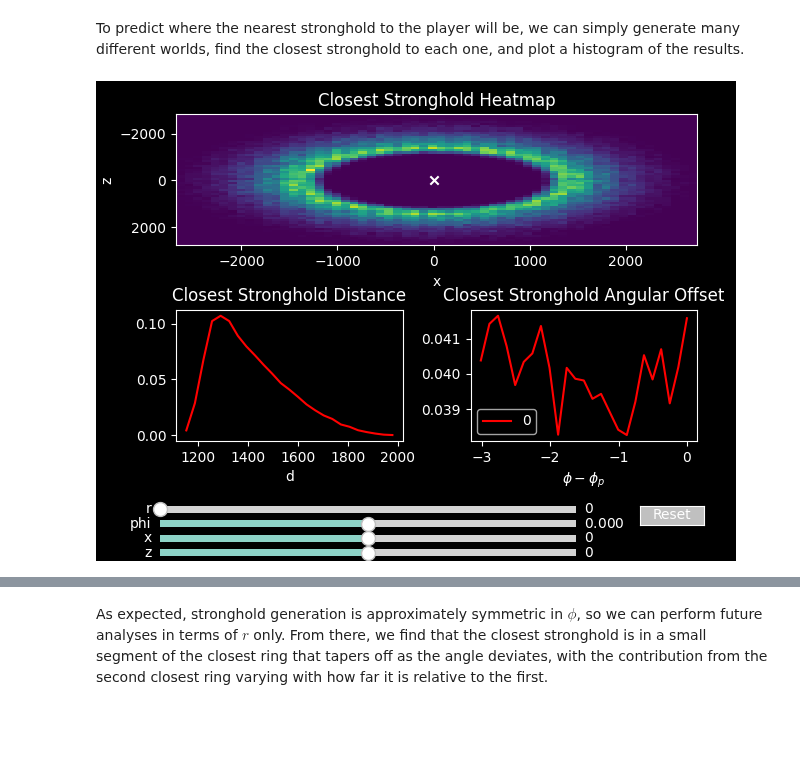
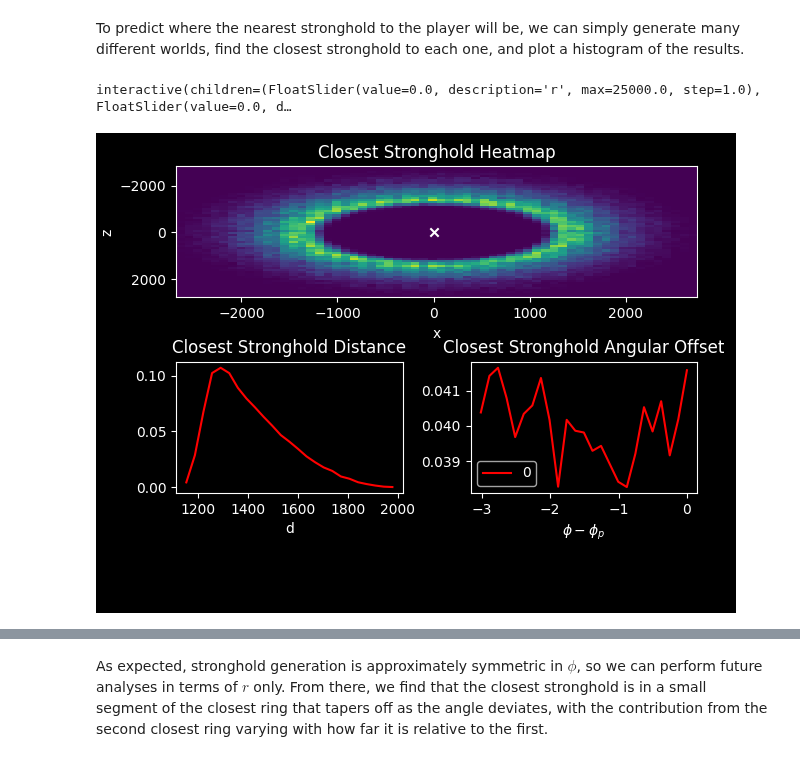
Before and after one commit to badooga/strongholds, a Jupyter notebook: 4. nearest.ipynb, the cells around one changed output, grey strips where cells are left out. Drawn from its saved outputs; the diff is of its cells as text; code cells hidden in the pictures; blank space fills up the shorter version.

Commit message:
switch from matplotlib.widgets to ipywidgets

```diff
--- a/4. nearest.ipynb
+++ b/4. nearest.ipynb
@@ -98,105 +98,43 @@ for d_args, theta_args in d_theta_histogram(distances, angles, rings):
     hists_theta.append(ax[2].plot(*theta_args[:2], **theta_args[2])[0])
 
 # add sliders
-ax_r = fig.add_axes([0.1, 0.0925, 0.65, 0.03])
-ax_phi = fig.add_axes([0.1, 0.0625, 0.65, 0.03])
-ax_x = fig.add_axes([0.1, 0.0325, 0.65, 0.03])
-ax_z = fig.add_axes([0.1, 0.0025, 0.65, 0.03])
+r_slider = ipywidgets.FloatSlider(value=0, min=0, max=25000, step=1)
+phi_slider = ipywidgets.FloatSlider(value=0, min=-np.pi, max=np.pi, step=0.01)
 
-r_max = 25000
-r_slider = Slider(ax=ax_r, label="r", valmin=0, valmax=r_max, valinit=0)
-phi_slider = Slider(ax=ax_phi, label="phi", valmin=-np.pi, valmax=np.pi, valinit=0)
-x_slider = Slider(ax=ax_x, label="x", valmin=-r_max, valmax=r_max, valinit=0)
-z_slider = Slider(ax=ax_z, label="z", valmin=-r_max, valmax=r_max, valinit=0)
-
-def update(val=None) -> None:
+@ipywidgets.interact(r=r_slider, phi=phi_slider)
+def update(r: float, phi: float) -> None:
     global hist_xz
 
     # get new location
-    player = strongholds.polarpoint(r_slider.val, phi_slider.val)
+    player = strongholds.polarpoint(r, phi)
     player_point.set_offsets(strongholds.math.to_xz(player))
 
     # update inputs
     closest_strongholds, rings, distances, angles = get_inputs(player)
 
     # redraw xz histogram
     hist_xz.remove()
     hist_xz = xz_histogram(closest_strongholds, ax[0])[-1]
 
     # update d and theta histograms
     kwargs = d_theta_histogram(distances, angles, rings)
     for n, (d_args, theta_args) in enumerate(kwargs):
         d_plot, theta_plot = hists_d[n], hists_theta[n]
         d_bins, hist_d, d_kwargs = d_args
         theta_bins, hist_theta, theta_kwargs = theta_args
 
         d_plot.set_data(d_bins, hist_d)
         d_plot.set_label(d_kwargs["label"])
 
         theta_plot.set_data(theta_bins, hist_theta)
         theta_plot.set_label(theta_kwargs["label"])
 
     # update view
     for ax_ in ax:
         ax_.relim()
         ax_.autoscale_view()
     mplt.flip_zaxis(ax[0])
     ax[2].legend()
-
-can_update = True
-
-def update_r_phi(val=None) -> None:
-    global can_update
-
-    if not can_update:
-        return
-
-    v = r_slider.val * np.exp(1j * phi_slider.val)
-
-    can_update = False
-    x_slider.set_val(v.real)
-    z_slider.set_val(v.imag)
-    can_update = True
-
-    update()
-
-def update_xz(val=None) -> None:
-    global can_update
-
-    if not can_update:
-        return
-
-    v = x_slider.val + 1j * z_slider.val
-
-    can_update = False
-    r_slider.set_val(np.abs(v))
-    phi_slider.set_val(np.angle(v))
-    can_update = True
-
-    update()
-
-r_slider.on_changed(update_r_phi)
-phi_slider.on_changed(update_r_phi)
-
-x_slider.on_changed(update_xz)
-z_slider.on_changed(update_xz)
-
-resetax = fig.add_axes((0.85, 0.075, 0.1, 0.04))
-button = Button(resetax, 'Reset', color="silver", hovercolor="blue")
-
-def resetSlider(event) -> None:
-    global can_update
-
-    can_update = False
-    r_slider.reset()
-    phi_slider.reset()
-    x_slider.reset()
-    z_slider.reset()
-    can_update = True
-    update()
-
-button.on_clicked(resetSlider)
-
-update()
 # %% [output]
+interactive(children=(FloatSlider(value=0.0, description='r', max=25000.0, step=1.0), FloatSlider(value=0.0, d…
-[figure, old version]
+[figure, new version]
```
Also changed, not shown: parts of 2 cells of this notebook, 1 other file.
